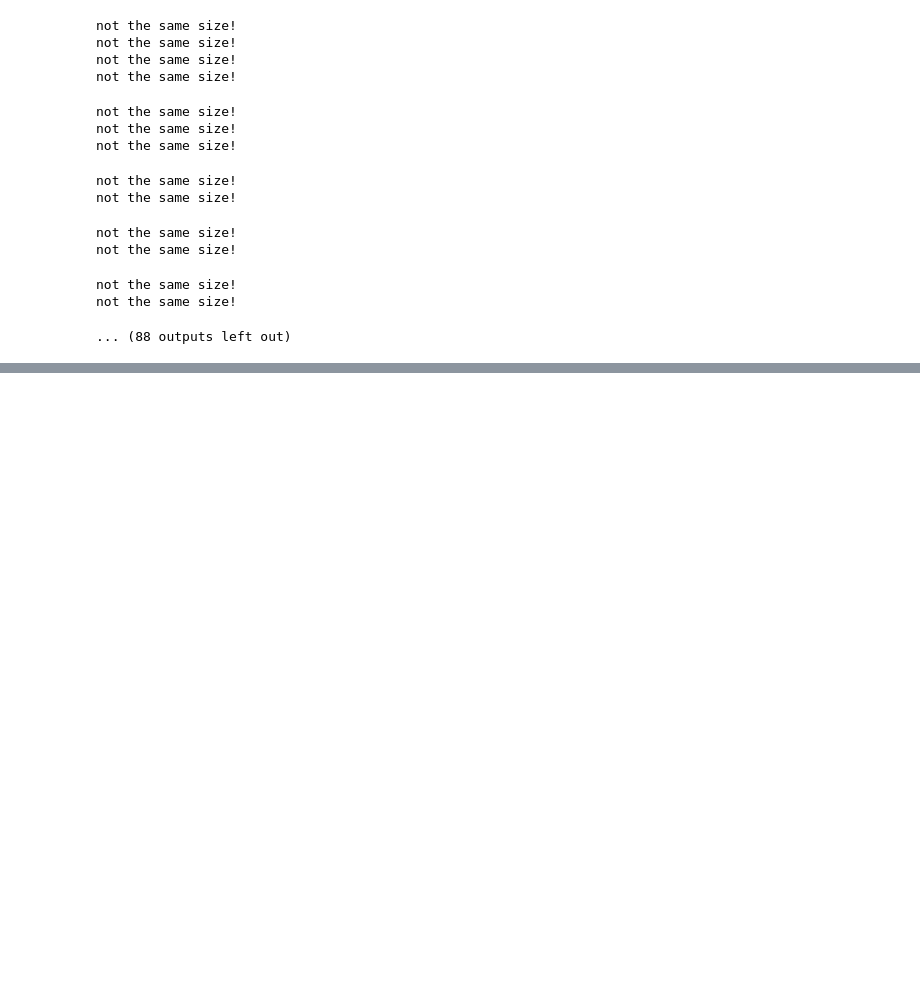
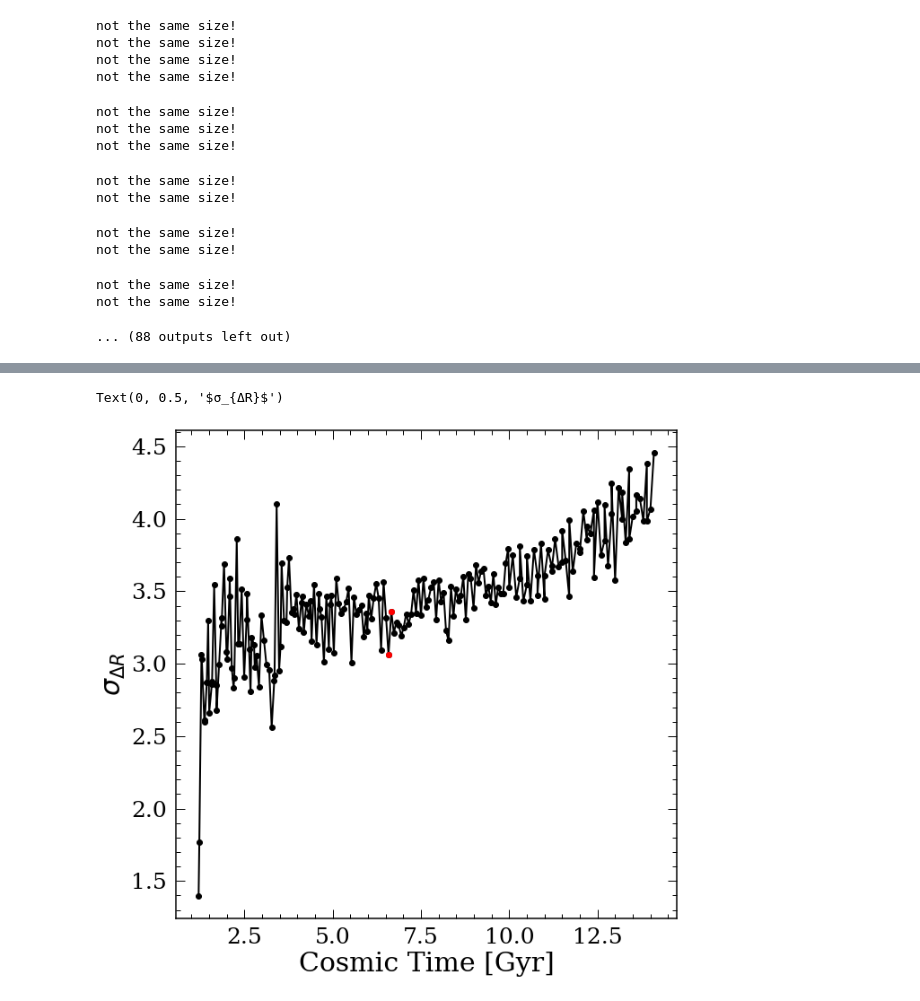
Before and after one commit to lyx12311/RbirThesisNIHAO, a Jupyter notebook: RMStrength.ipynb, the cells around one changed output, grey strips where cells are left out. Cells and saved outputs as stored; diff of their text form; code cells hidden in the pictures; blank space fills up the shorter version.

```diff
--- a/RMStrength.ipynb
+++ b/RMStrength.ipynb
@@ -262,0 +418,11 @@ not the same size!
+# %%
+
+times, sigmars = np.array(times, dtype=float), np.array(sigmars, dtype=float)
+plt.plot(times, sigmars, 'k-o')
+plt.plot(times[100], sigmars[100], 'ro')
+plt.plot(times[99], sigmars[99], 'ro')
+plt.xlabel('Cosmic Time [Gyr]')
+plt.ylabel('$σ_{ΔR}$')
+# %% [output]
+Text(0, 0.5, '$σ_{ΔR}$')
+[figure, added]
```
Also changed, not shown: parts of 10 cells of this notebook, 2 other files.
